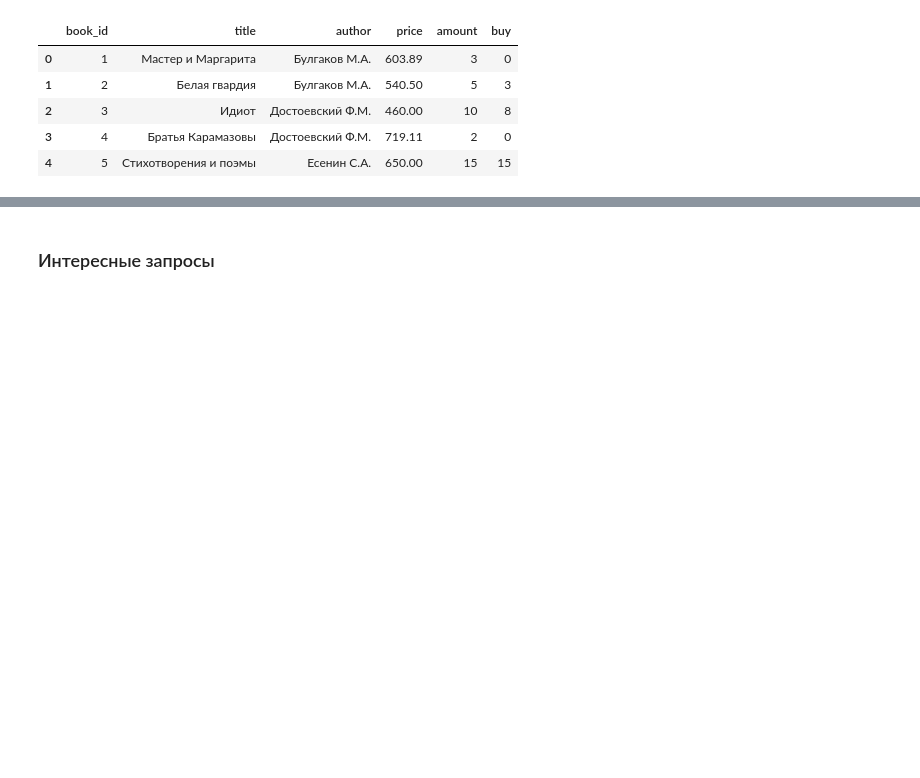
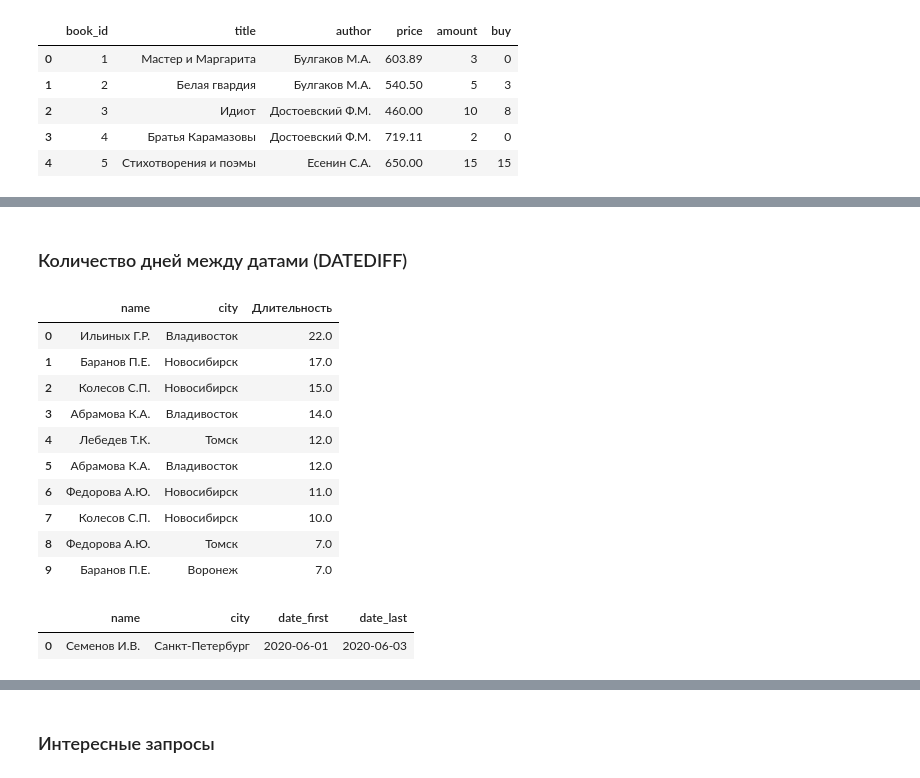
Before and after one commit to Sammik87/Miscellaneous, a Jupyter notebook: SQL.ipynb, the cells around one changed output, grey strips where cells are left out. Saved outputs shown, nothing was run; the diff lists cells and outputs as text; code cells hidden in the pictures; blank space fills up the shorter version.

```diff
--- a/SQL.ipynb
+++ b/SQL.ipynb
@@ -2140,0 +2301,62 @@ df
+# %% [markdown]
+### Количество дней между датами (DATEDIFF)
+# %%
+# Вывести информацию о командировках во все города кроме Москвы и Санкт-Петербурга (фамилии и инициалы сотрудников, город, длительность командировки
+# в днях, при этом первый и последний день относится к периоду командировки). Последний столбец назвать Длительность. Информацию вывести
+# в упорядоченном по убыванию длительности поездки, а потом по убыванию названий городов (в обратном алфавитном порядке).
+
+conn = psycopg2.connect(dbname=dbname, user=user, password=password, host=host, port=port)
+
+query = """SELECT name, city,
+                  DATE_PART('day', date_last::timestamp - date_first::timestamp) + 1 AS Длительность
+           FROM trip
+           WHERE city NOT IN ('Москва', 'Санкт-Петербург')
+           ORDER BY DATE_PART('day', date_last::timestamp - date_first::timestamp) + 1 DESC, city DESC;"""
+
+# DATEDIFF(date_last, date_first) + 1 AS Длительность
+
+# Читаем данные в pandas DataFrame
+df = pd.read_sql_query(query, conn)  # Используем pd.read_sql_query
+
+# Закрываем соединение
+conn.close()
+
+# Выводим DataFrame
+df
+# %% [output]
+|  | name | city | Длительность |
+| 0 | Ильиных Г.Р. | Владивосток | 22.0 |
+| 1 | Баранов П.Е. | Новосибирск | 17.0 |
+| 2 | Колесов С.П. | Новосибирск | 15.0 |
+| 3 | Абрамова К.А. | Владивосток | 14.0 |
+| 4 | Лебедев Т.К. | Томск | 12.0 |
+| 5 | Абрамова К.А. | Владивосток | 12.0 |
+| 6 | Федорова А.Ю. | Новосибирск | 11.0 |
+| 7 | Колесов С.П. | Новосибирск | 10.0 |
+| 8 | Федорова А.Ю. | Томск | 7.0 |
+| 9 | Баранов П.Е. | Воронеж | 7.0 |
+# %%
+# Вывести информацию о командировках сотрудника(ов), которые были самыми короткими по времени.
+# В результат включить столбцы name, city, date_first, date_last.
+
+conn = psycopg2.connect(dbname=dbname, user=user, password=password, host=host, port=port)
+
+query = """SELECT name, city, date_first, date_last
+           FROM trip
+           WHERE DATE_PART('day', date_last::timestamp - date_first::timestamp) + 1 = (SELECT MIN(DATE_PART('day', date_last::timestamp - date_first::timestamp) + 1)
+                                                                                      FROM trip);"""
+
+# DATEDIFF(date_last, date_first) + 1 AS Длительность
+# DATE_PART('day', date_last::timestamp - date_first::timestamp) + 1 AS Длительность
+
+# Читаем данные в pandas DataFrame
+df = pd.read_sql_query(query, conn)  # Используем pd.read_sql_query
+
+# Закрываем соединение
+conn.close()
+
+# Выводим DataFrame
+df
+# %% [output]
+|  | name | city | date_first | date_last |
+| 0 | Семенов И.В. | Санкт-Петербург | 2020-06-01 | 2020-06-03 |
```
Also changed, not shown: parts of 28 cells of this notebook, 1 other file.
